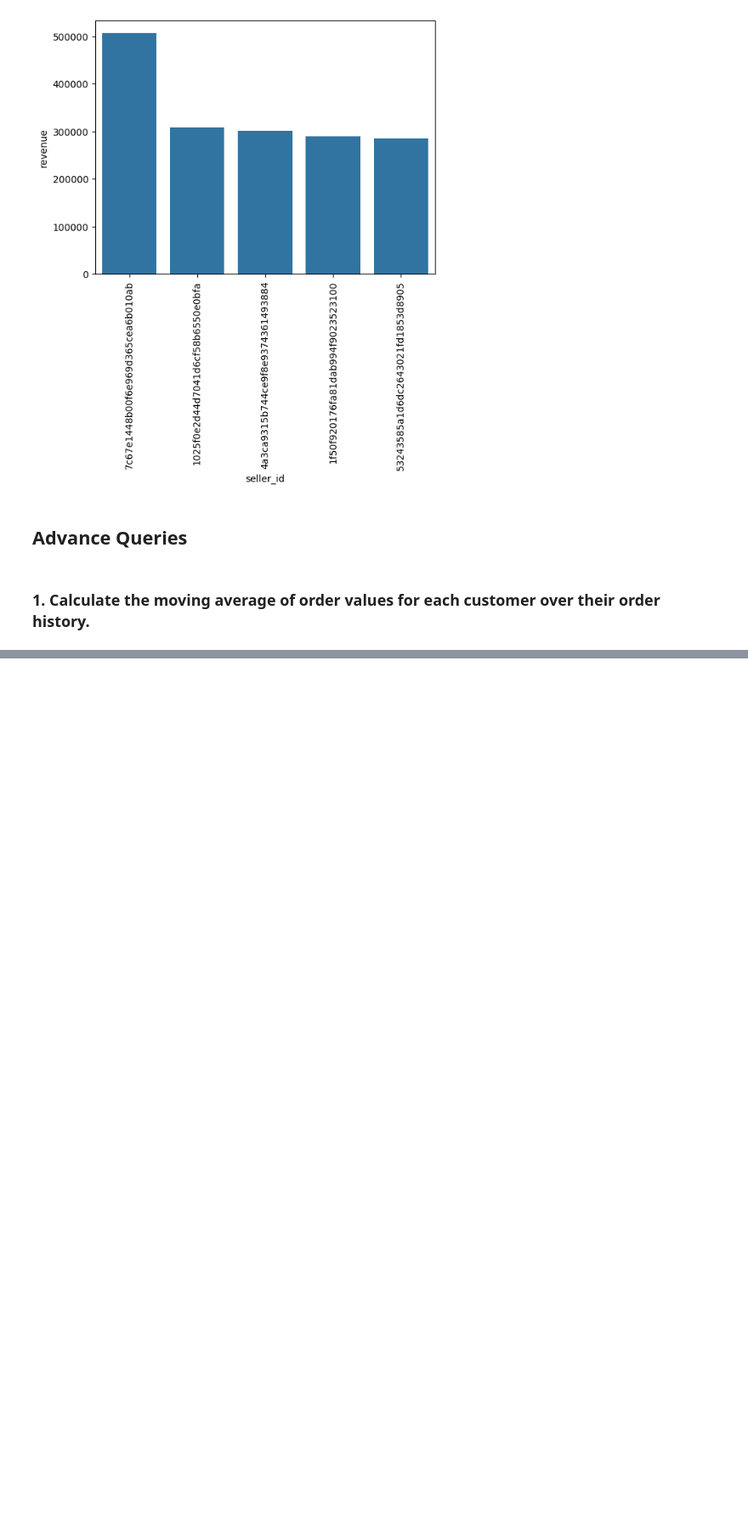
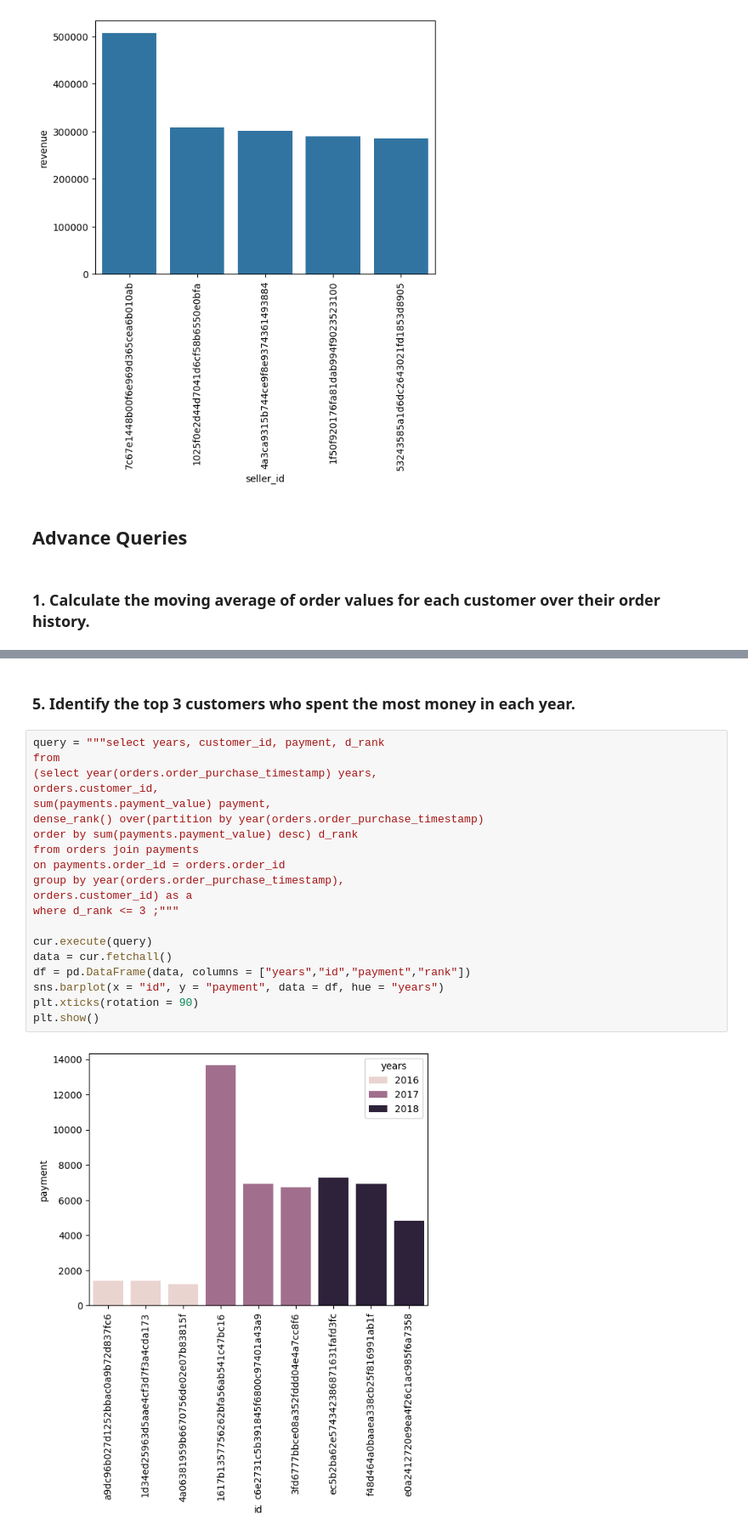
Before and after one commit to vaibhav-arde/Ecommerce_Data_Analysis_Using_Python_SQL, a Jupyter notebook: ecommerce_analysis.ipynb, the cells around one changed output, grey strips where cells are left out. Shown: that part at 85% size. Saved outputs shown, nothing was run; the diff lists cells and outputs as text; blank space fills up the shorter version.

```diff
--- a/ecommerce_analysis.ipynb
+++ b/ecommerce_analysis.ipynb
@@ -248,0 +355,24 @@ plt.show()
+# %% [markdown]
+### 5. Identify the top 3 customers who spent the most money in each year.
+# %%
+query = """select years, customer_id, payment, d_rank
+from
+(select year(orders.order_purchase_timestamp) years,
+orders.customer_id,
+sum(payments.payment_value) payment,
+dense_rank() over(partition by year(orders.order_purchase_timestamp)
+order by sum(payments.payment_value) desc) d_rank
+from orders join payments
+on payments.order_id = orders.order_id
+group by year(orders.order_purchase_timestamp),
+orders.customer_id) as a
+where d_rank <= 3 ;"""
+
+cur.execute(query)
+data = cur.fetchall()
+df = pd.DataFrame(data, columns = ["years","id","payment","rank"])
+sns.barplot(x = "id", y = "payment", data = df, hue = "years")
+plt.xticks(rotation = 90)
+plt.show()
+# %% [output]
+[figure, added]
```
Also changed, not shown: parts of 7 cells of this notebook, 1 other file.
